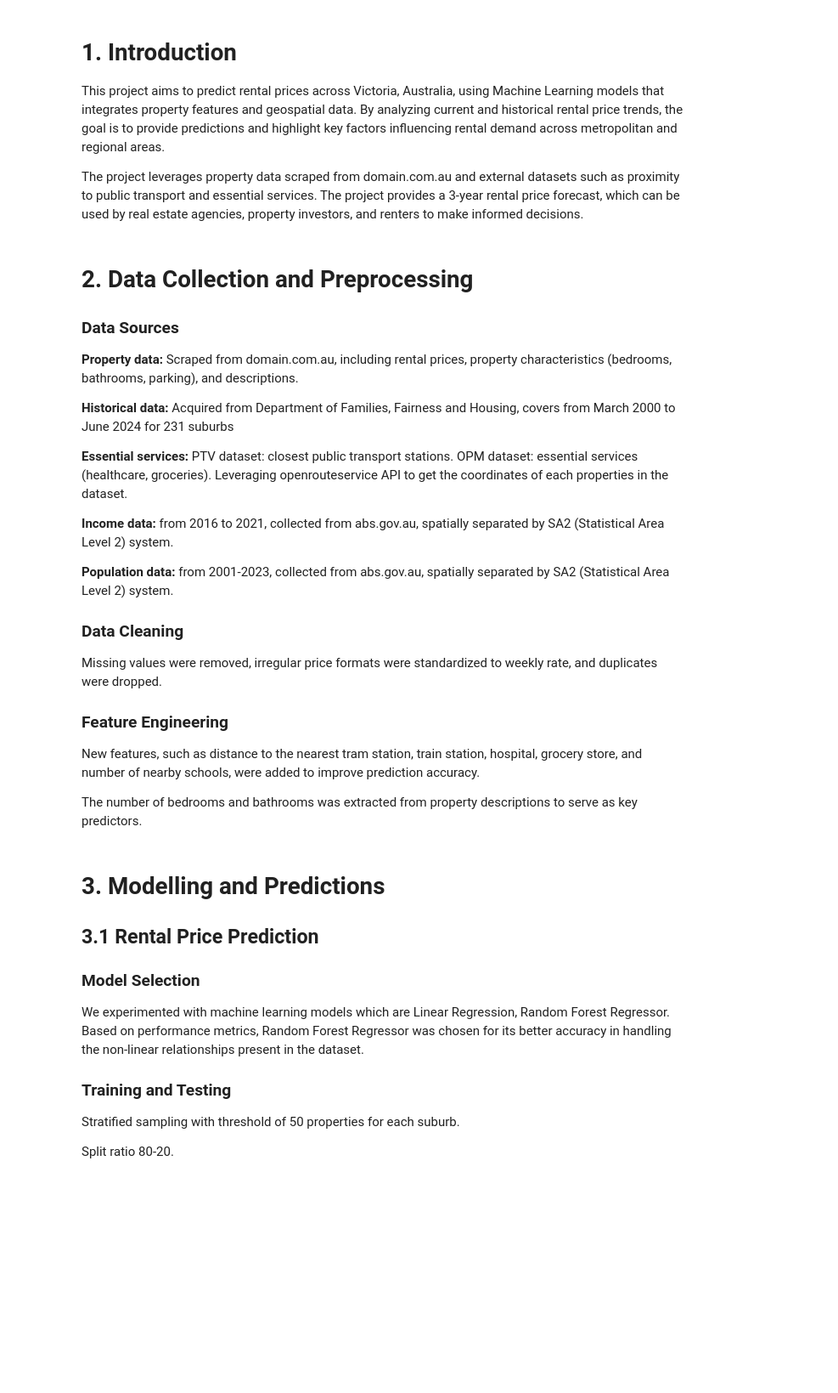
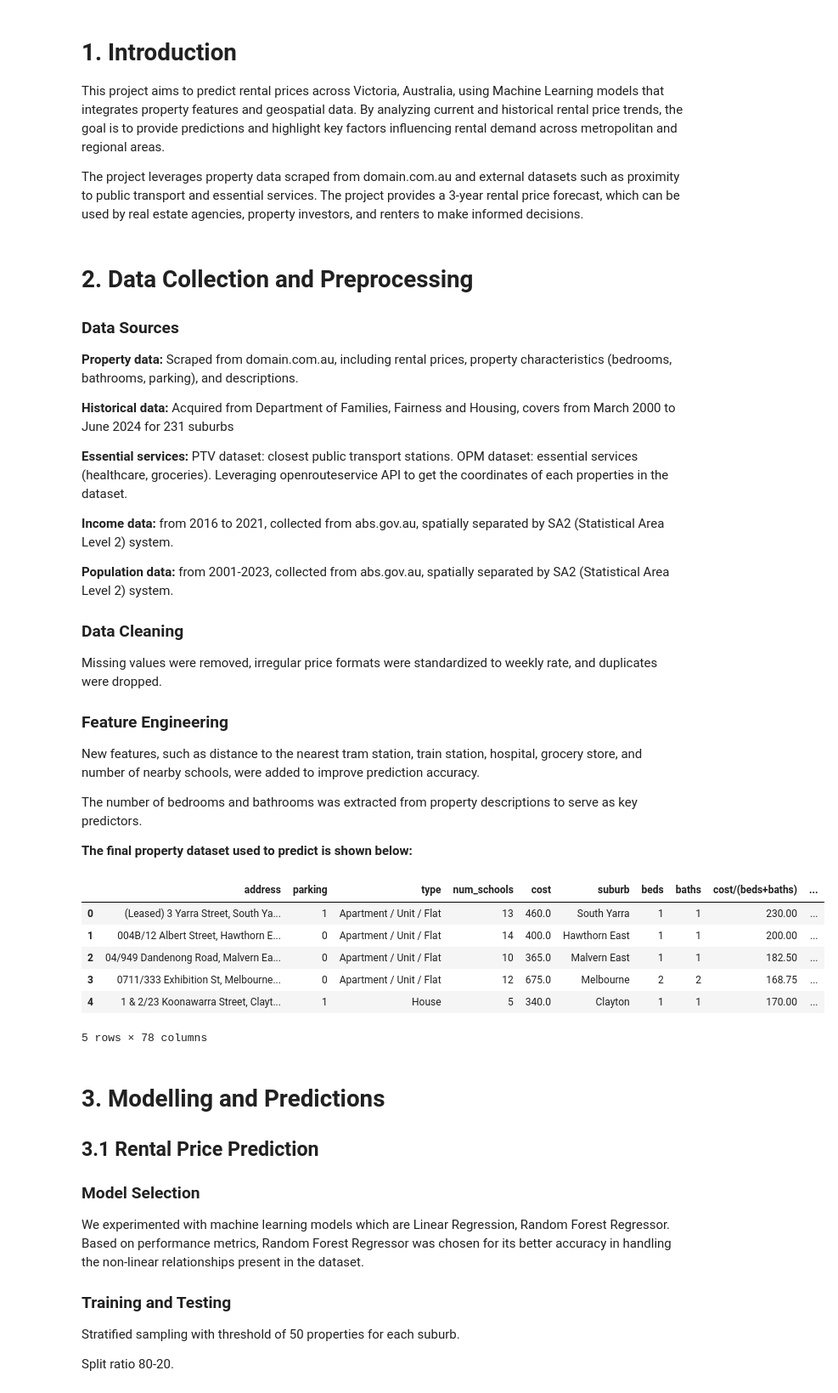
Before and after one commit to MAST30034-AppliedDataScience/project-2-group-real-estate-industry-project-20, a Jupyter notebook: notebooks/summary.ipynb, the cells around one changed output. Shown: that part at 85% size. Saved outputs shown, nothing was run; the diff lists cells and outputs as text; code cells hidden in the pictures; blank space fills up the shorter version.

```diff
--- a/notebooks/summary.ipynb
+++ b/notebooks/summary.ipynb
@@ -23,6 +26,19 @@ Missing values were removed, irregular price formats were standardized to weekly
 New features, such as distance to the nearest tram station, train station, hospital, grocery store, and number of nearby schools, were added to improve prediction accuracy.
 
 The number of bedrooms and bathrooms was extracted from property descriptions to serve as key predictors.
+
+**The final property dataset used to predict is shown below:**
+# %%
+all_properties = pd.read_csv("../data/curated/houses_all_properties.csv")
+all_properties.head()
+# %% [output]
+|  | address | parking | type | num_schools | cost | suburb | beds | baths | cost/(beds+baths) | ... |
+| 0 | (Leased) 3 Yarra Street, South Ya... | 1 | Apartment / Unit / Flat | 13 | 460.0 | South Yarra | 1 | 1 | 230.00 | ... |
+| 1 | 004B/12 Albert Street, Hawthorn E... | 0 | Apartment / Unit / Flat | 14 | 400.0 | Hawthorn East | 1 | 1 | 200.00 | ... |
+| 2 | 04/949 Dandenong Road, Malvern Ea... | 0 | Apartment / Unit / Flat | 10 | 365.0 | Malvern East | 1 | 1 | 182.50 | ... |
+| 3 | 0711/333 Exhibition St, Melbourne... | 0 | Apartment / Unit / Flat | 12 | 675.0 | Melbourne | 2 | 2 | 168.75 | ... |
+| 4 | 1 & 2/23 Koonawarra Street, Clayt... | 1 | House | 5 | 340.0 | Clayton | 1 | 1 | 170.00 | ... |
+5 rows × 78 columns
 # %% [markdown]
 # 3. Modelling and Predictions
 
```
Also changed, not shown: parts of 12 cells of this notebook.
